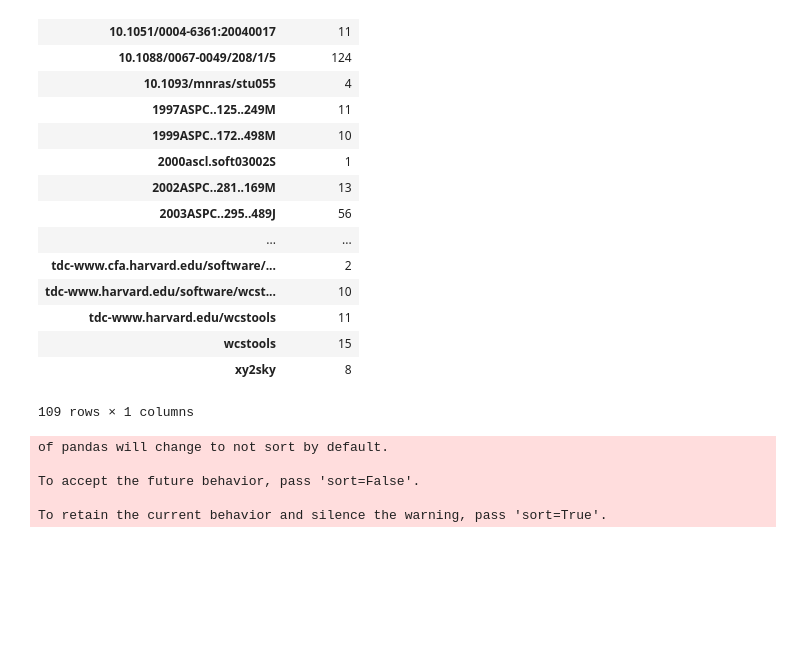
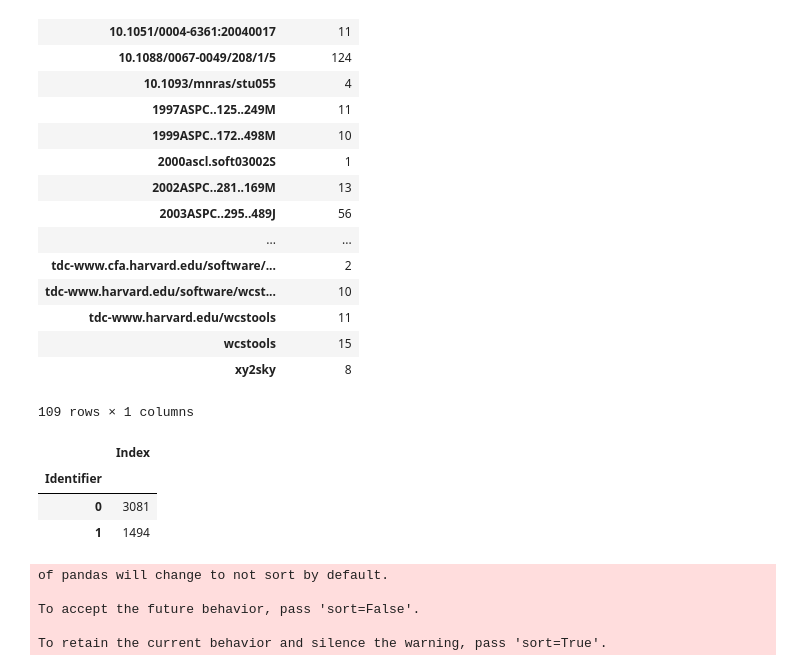
Before and after one commit to CfA-Library/Cite_Astro_Software, a Jupyter notebook: Citation_Study_2019/XML_SEARCH/XML_ANALYSIS/XML_ANALYSIS_061019/XML_FINAL_ANALYSIS_061019.ipynb, the cells around one changed output. Drawn from its saved outputs; the diff is of its cells as text; code cells hidden in the pictures; blank space fills up the shorter version.

Commit message:
Unique ID

```diff
--- a/Citation_Study_2019/XML_SEARCH/XML_ANALYSIS/XML_ANALYSIS_061019/XML_FINAL_ANALYSIS_061019.ipynb
+++ b/Citation_Study_2019/XML_SEARCH/XML_ANALYSIS/XML_ANALYSIS_061019/XML_FINAL_ANALYSIS_061019.ipynb
@@ -42,5 +43,5 @@ XML_results.head(5)
 # %%
-# Convert tag and content cols to strings
+# Convert tag, content, identifier, pub_year cols to strings
 
 XML_results['Parent1_Tag'] = XML_results['Parent1_Tag'].astype('|S')
 XML_results['Parent2_Tag'] = XML_results['Parent2_Tag'].astype('|S')
@@ -50,6 +51,9 @@ XML_results['Parent4_Tag'] = XML_results['Parent4_Tag'].astype('|S')
 XML_results['Parent1_Content'] = XML_results['Parent1_Content'].astype('|S')
 XML_results['Parent2_Content'] = XML_results['Parent2_Content'].astype('|S')
 XML_results['Parent3_Content'] = XML_results['Parent3_Content'].astype('|S')
+
+XML_results['Parent1_Tag'] = XML_results['Identifier'].astype('|S')
+XML_results['Parent1_Tag'] = XML_results['Pub_Year'].astype('|S')
 # %%
 # Create column for references
 
@@ -145,6 +149,14 @@ XML_unique_alias
 | wcstools | 15 |
 | xy2sky | 8 |
 109 rows × 1 columns
+# %%
+XML_unique_id = pd.DataFrame(XML_results.groupby('Identifier')['Index'].nunique())
+XML_unique_id
+# %% [output]
+|  | Index |
+| Identifier |  |
+| 0 | 3081 |
+| 1 | 1494 |
 # %%
 # Which tags were associated with each software package?
 
```
Also changed, not shown: parts of 3 cells of this notebook, 2 other files.
